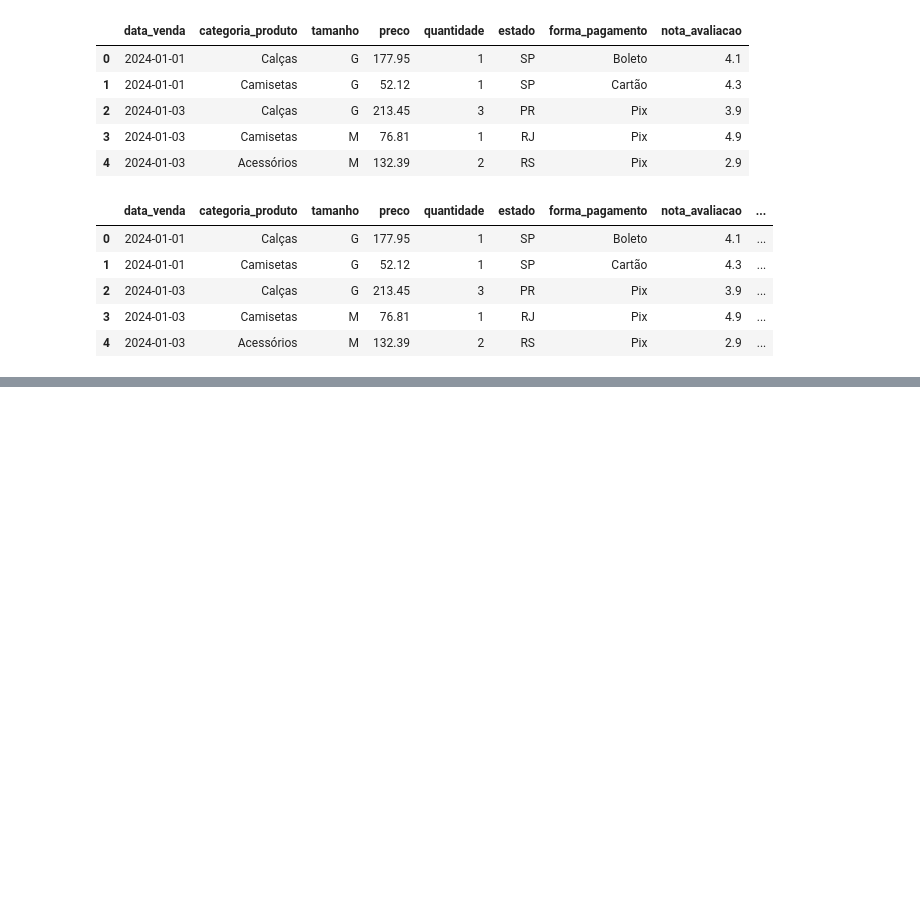
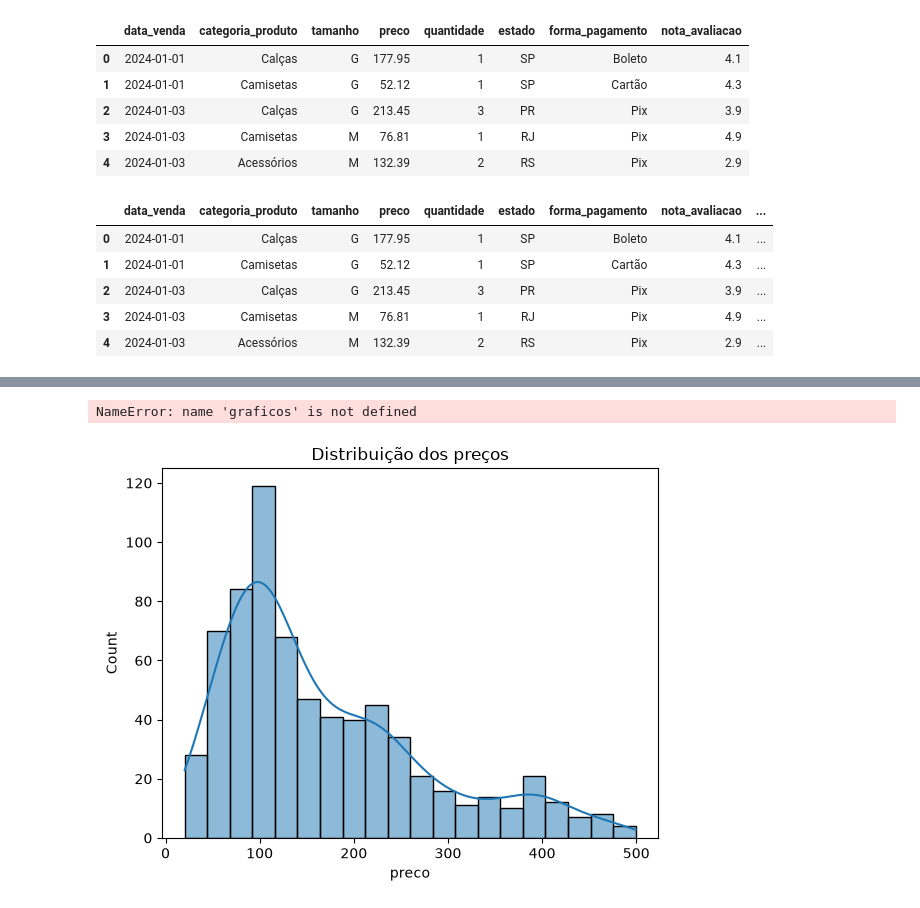
Before and after one commit to arleybatistela/treinamento-analise-de-dados-tarde, a Jupyter notebook: exercicios_aula02.ipynb, the cells around one changed output, grey strips where cells are left out. Cells and saved outputs as stored; diff of their text form; code cells hidden in the pictures; blank space fills up the shorter version.

```diff
--- a/exercicios_aula02.ipynb
+++ b/exercicios_aula02.ipynb
@@ -136,4 +189,11 @@ Name: count, dtype: int64
 # %%
 # Exercicio 11
 # Crie um grafico que mostre a distribuicao dos precos dos produtos.
 # Coloque um titulo no grafico.
+grafico = sns.histplot(data=df_tratado,x=df_tratado["preco"],kde=True,bins=20);
+grafico.set_title("Distribuição dos preços");
+graficos.set_xlabel("Preços");
+grafico.set_ylabel("Quantidade de produtos vendidos");
+# %% [output]
+NameError: name 'graficos' is not defined
+[figure, added]
```
Also changed, not shown: parts of 11 cells of this notebook, 2 other files.
